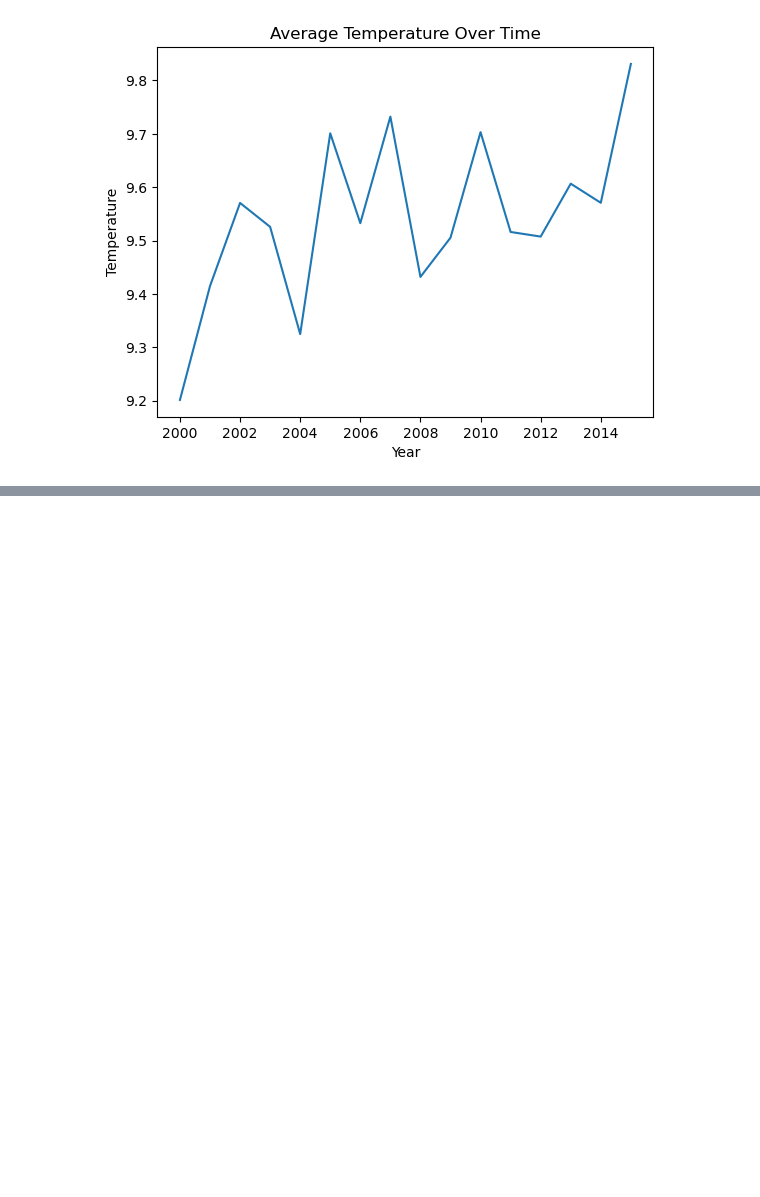
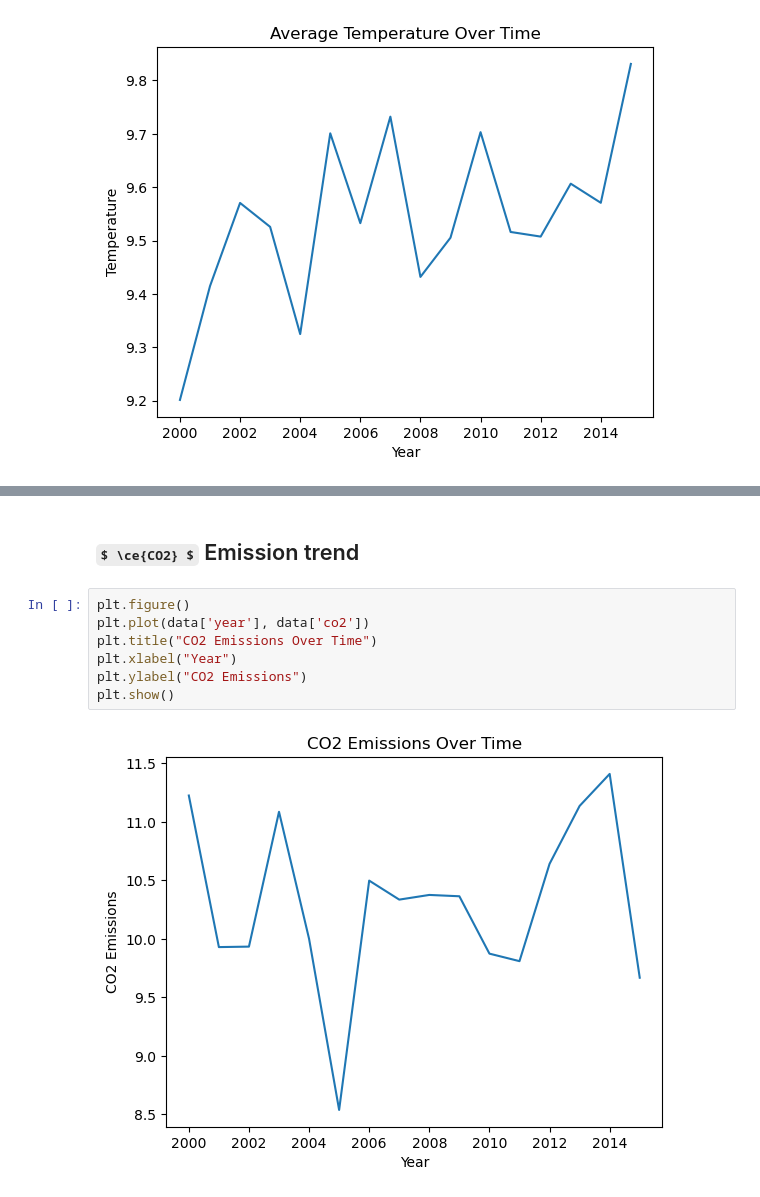
Before and after one commit to mimihorozova/climate_analysis, a Jupyter notebook: climate_analysis.ipynb, the cells around one changed output, grey strips where cells are left out. Drawn from its saved outputs; the diff is of its cells as text; some formulas as TeX source; blank space fills up the shorter version.

Commit message:
add co2 trend

```diff
--- a/climate_analysis.ipynb
+++ b/climate_analysis.ipynb
@@ -109,0 +116,11 @@ The graph shows a clear upward trend in global temperatures over time, indicatin
+# %% [markdown]
+## $ \ce{CO2} $ Emission trend
+# %%
+plt.figure()
+plt.plot(data['year'], data['co2'])
+plt.title("CO2 Emissions Over Time")
+plt.xlabel("Year")
+plt.ylabel("CO2 Emissions")
+plt.show()
+# %% [output]
+[figure, added]
```
Also changed, not shown: parts of 3 cells of this notebook.
